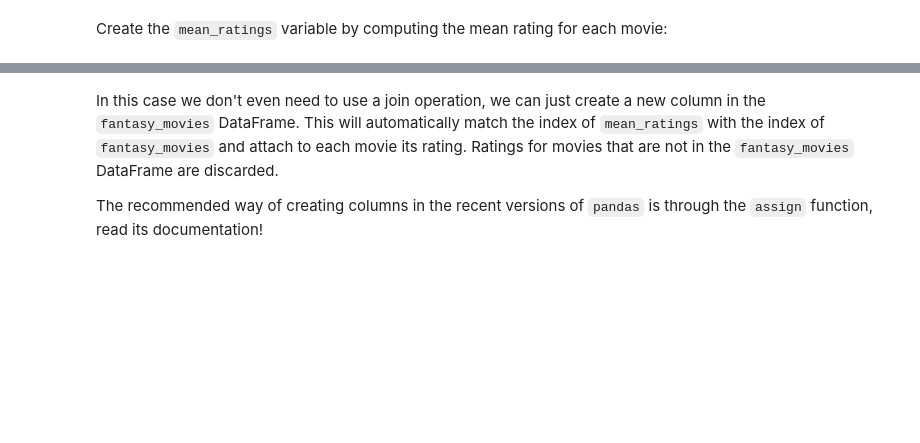
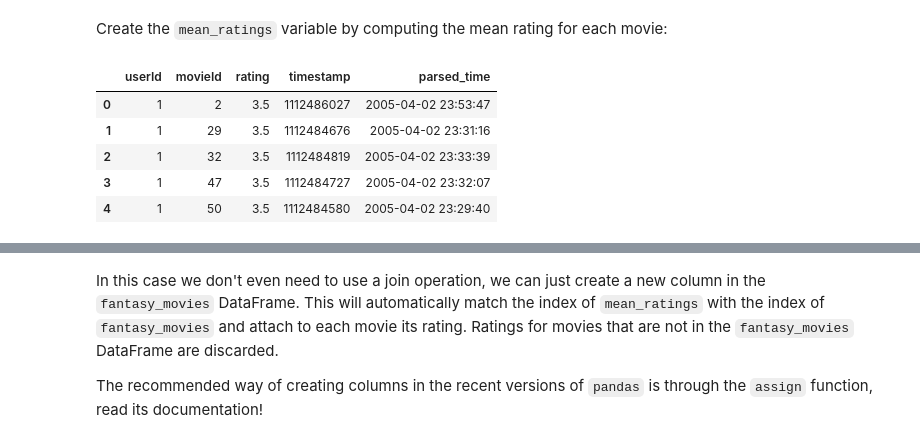
Before and after one commit to stnorling/Python-DS-UCSD, a Jupyter notebook: Week-4-Exercises/ex04_1_pandas.ipynb, the cells around one changed output, grey strips where cells are left out. Drawn from its saved outputs; the diff is of its cells as text; code cells hidden in the pictures; blank space fills up the shorter version.

```diff
--- a/Week-4-Exercises/ex04_1_pandas.ipynb
+++ b/Week-4-Exercises/ex04_1_pandas.ipynb
@@ -204,0 +393,9 @@ mean_ratings = None
+# %%
+ratings.head()
+# %% [output]
+|  | userId | movieId | rating | timestamp | parsed_time |
+| 0 | 1 | 2 | 3.5 | 1112486027 | 2005-04-02 23:53:47 |
+| 1 | 1 | 29 | 3.5 | 1112484676 | 2005-04-02 23:31:16 |
+| 2 | 1 | 32 | 3.5 | 1112484819 | 2005-04-02 23:33:39 |
+| 3 | 1 | 47 | 3.5 | 1112484727 | 2005-04-02 23:32:07 |
+| 4 | 1 | 50 | 3.5 | 1112484580 | 2005-04-02 23:29:40 |
```
Also changed, not shown: parts of 52 cells of this notebook, 3 other files.
